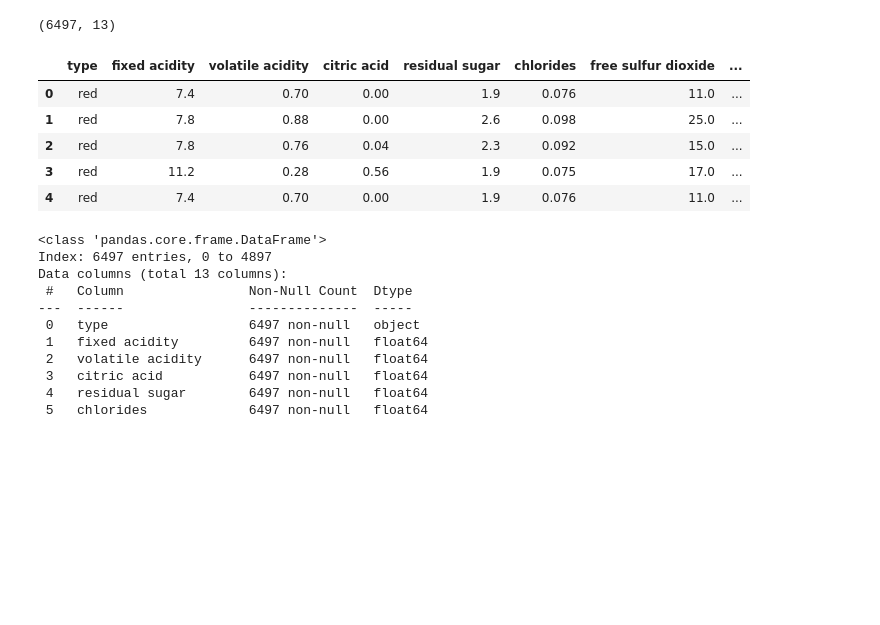
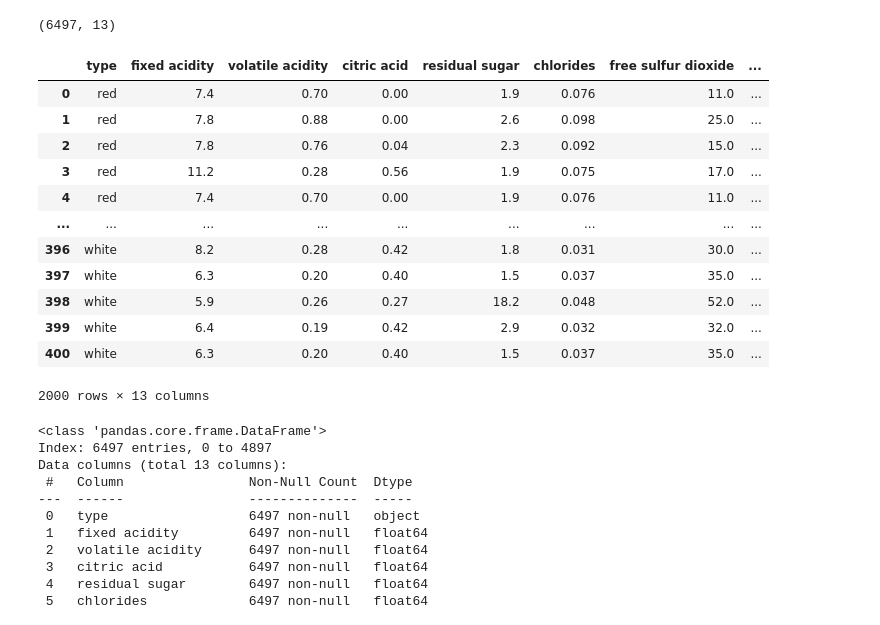
Before and after one commit to tlsdn741621/Bigdata-statics_ana_visual_250917_me, a Jupyter notebook: ch1-통계분석/test.ipynb, the cells around one changed output. Drawn from its saved outputs; the diff is of its cells as text; code cells hidden in the pictures; blank space fills up the shorter version.

```diff
--- a/ch1-통계분석/test.ipynb
+++ b/ch1-통계분석/test.ipynb
@@ -218,14 +214,22 @@ wine.shape
 # %% [output]
 (6497, 13)
 # %%
-wine.head()
+wine.head(2000)
+# wine.tail()
 # %% [output]
 |  | type | fixed acidity | volatile acidity | citric acid | residual sugar | chlorides | free sulfur dioxide | ... |
 | 0 | red | 7.4 | 0.70 | 0.00 | 1.9 | 0.076 | 11.0 | ... |
 | 1 | red | 7.8 | 0.88 | 0.00 | 2.6 | 0.098 | 25.0 | ... |
 | 2 | red | 7.8 | 0.76 | 0.04 | 2.3 | 0.092 | 15.0 | ... |
 | 3 | red | 11.2 | 0.28 | 0.56 | 1.9 | 0.075 | 17.0 | ... |
 | 4 | red | 7.4 | 0.70 | 0.00 | 1.9 | 0.076 | 11.0 | ... |
+| ... | ... | ... | ... | ... | ... | ... | ... | ... |
+| 396 | white | 8.2 | 0.28 | 0.42 | 1.8 | 0.031 | 30.0 | ... |
+| 397 | white | 6.3 | 0.20 | 0.40 | 1.5 | 0.037 | 35.0 | ... |
+| 398 | white | 5.9 | 0.26 | 0.27 | 18.2 | 0.048 | 52.0 | ... |
+| 399 | white | 6.4 | 0.19 | 0.42 | 2.9 | 0.032 | 32.0 | ... |
+| 400 | white | 6.3 | 0.20 | 0.40 | 1.5 | 0.037 | 35.0 | ... |
+2000 rows × 13 columns
 # %%
 # red, white 합친 메모리의 내용을 -> csv 파일로 쓰기.
 # csv 파일 형식으로 옮기기
```
Also changed, not shown: parts of 3 cells of this notebook, 10 other files.
